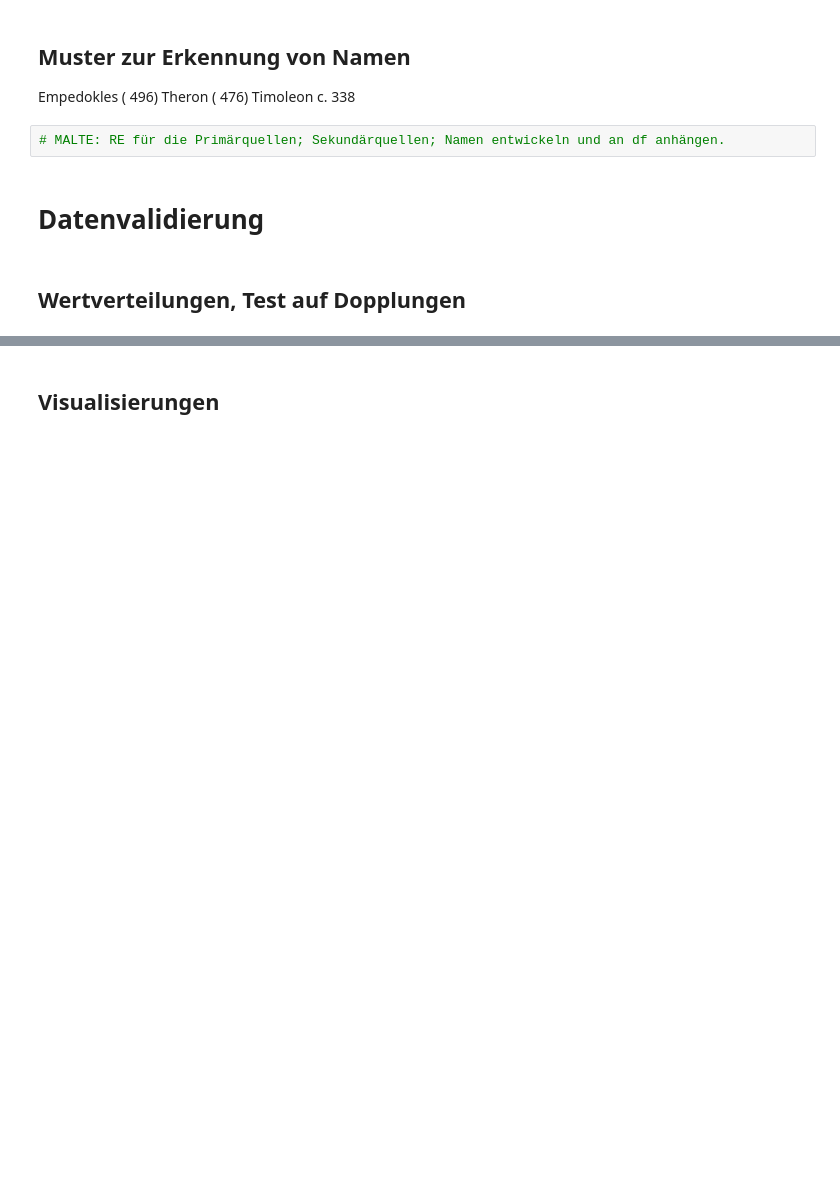
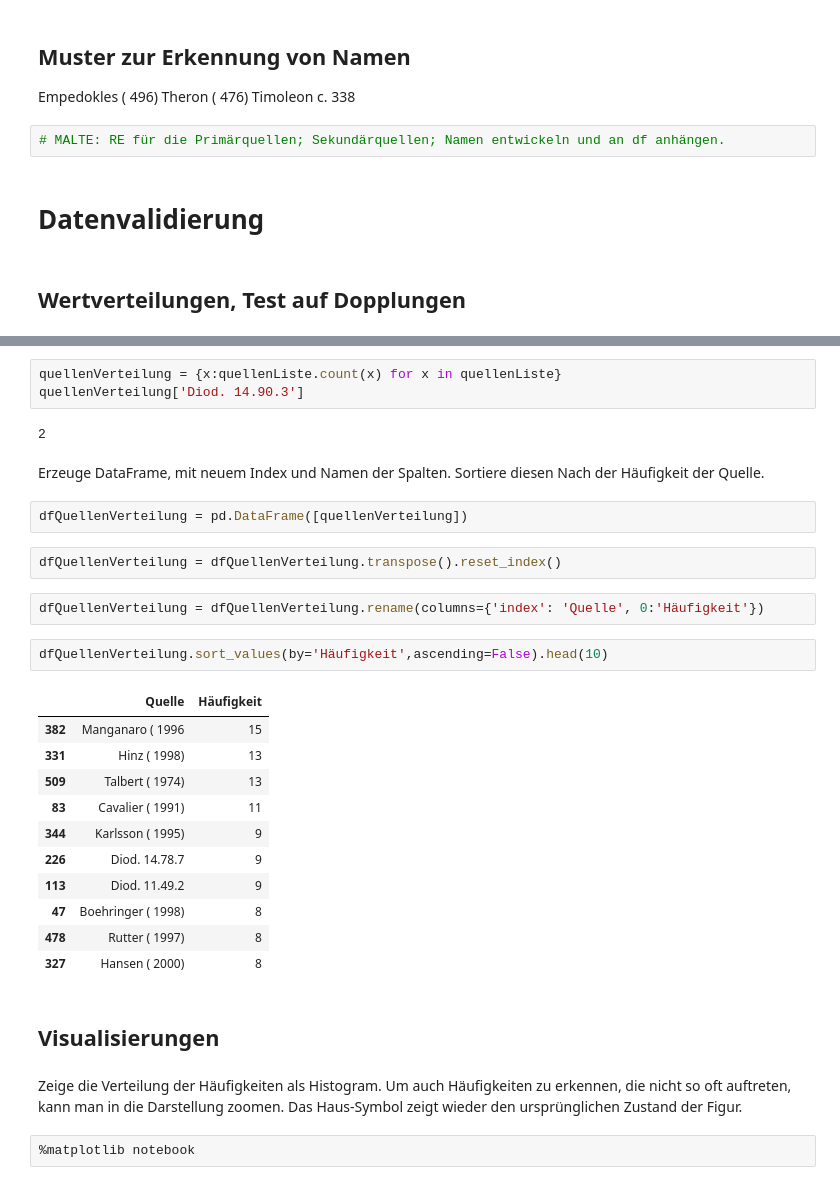
Before and after one commit to computational-humanities/vorlesung, a Jupyter notebook: Notebooks/CHVorl2.ipynb, the cells around one changed output, grey strips where cells are left out. Cells and saved outputs as stored; diff of their text form; blank space fills up the shorter version.

```diff
--- a/Notebooks/CHVorl2.ipynb
+++ b/Notebooks/CHVorl2.ipynb
@@ -299,2 +328,33 @@ Timoleon  c. 338
+# %%
+quellenVerteilung = {x:quellenListe.count(x) for x in quellenListe}
+quellenVerteilung['Diod. 14.90.3']
+# %% [output]
+2
+# %% [markdown]
+Erzeuge DataFrame, mit neuem Index und Namen der Spalten. Sortiere diesen Nach der Häufigkeit der Quelle.
+# %%
+dfQuellenVerteilung = pd.DataFrame([quellenVerteilung])
+# %%
+dfQuellenVerteilung = dfQuellenVerteilung.transpose().reset_index()
+# %%
+dfQuellenVerteilung = dfQuellenVerteilung.rename(columns={'index': 'Quelle', 0:'Häufigkeit'})
+# %%
+dfQuellenVerteilung.sort_values(by='Häufigkeit',ascending=False).head(10)
+# %% [output]
+|  | Quelle | Häufigkeit |
+| 382 | Manganaro ( 1996 | 15 |
+| 331 | Hinz ( 1998) | 13 |
+| 509 | Talbert ( 1974) | 13 |
+| 83 | Cavalier ( 1991) | 11 |
+| 344 | Karlsson ( 1995) | 9 |
+| 226 | Diod. 14.78.7 | 9 |
+| 113 | Diod. 11.49.2 | 9 |
+| 47 | Boehringer ( 1998) | 8 |
+| 478 | Rutter ( 1997) | 8 |
+| 327 | Hansen ( 2000) | 8 |
 # %% [markdown]
 ## Visualisierungen
+# %% [markdown]
+Zeige die Verteilung der Häufigkeiten als Histogram. Um auch Häufigkeiten zu erkennen, die nicht so oft auftreten, kann man in die Darstellung zoomen. Das Haus-Symbol zeigt wieder den ursprünglichen Zustand der Figur.
+# %%
+%matplotlib notebook
```
Also changed, not shown: parts of 16 cells of this notebook.
